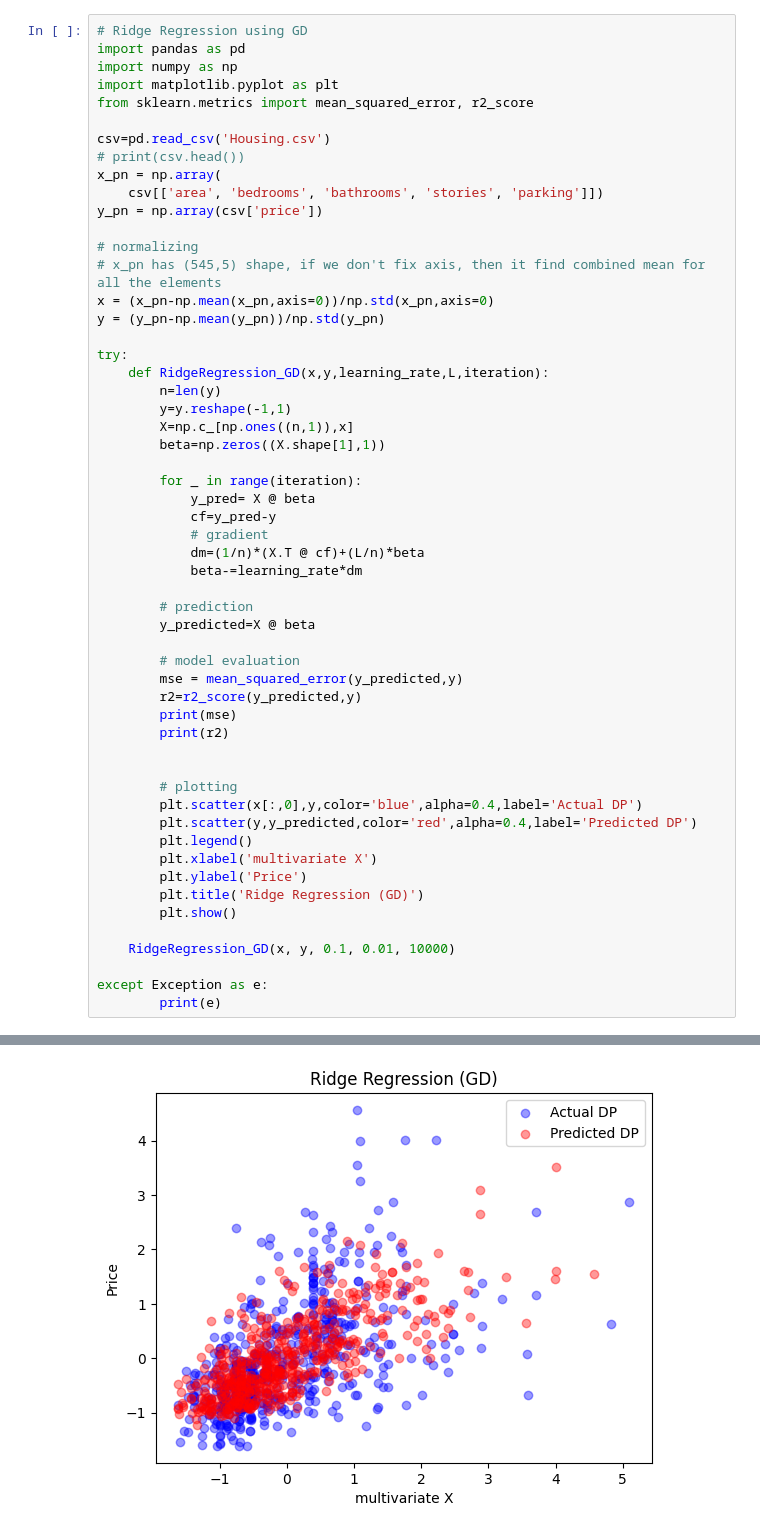
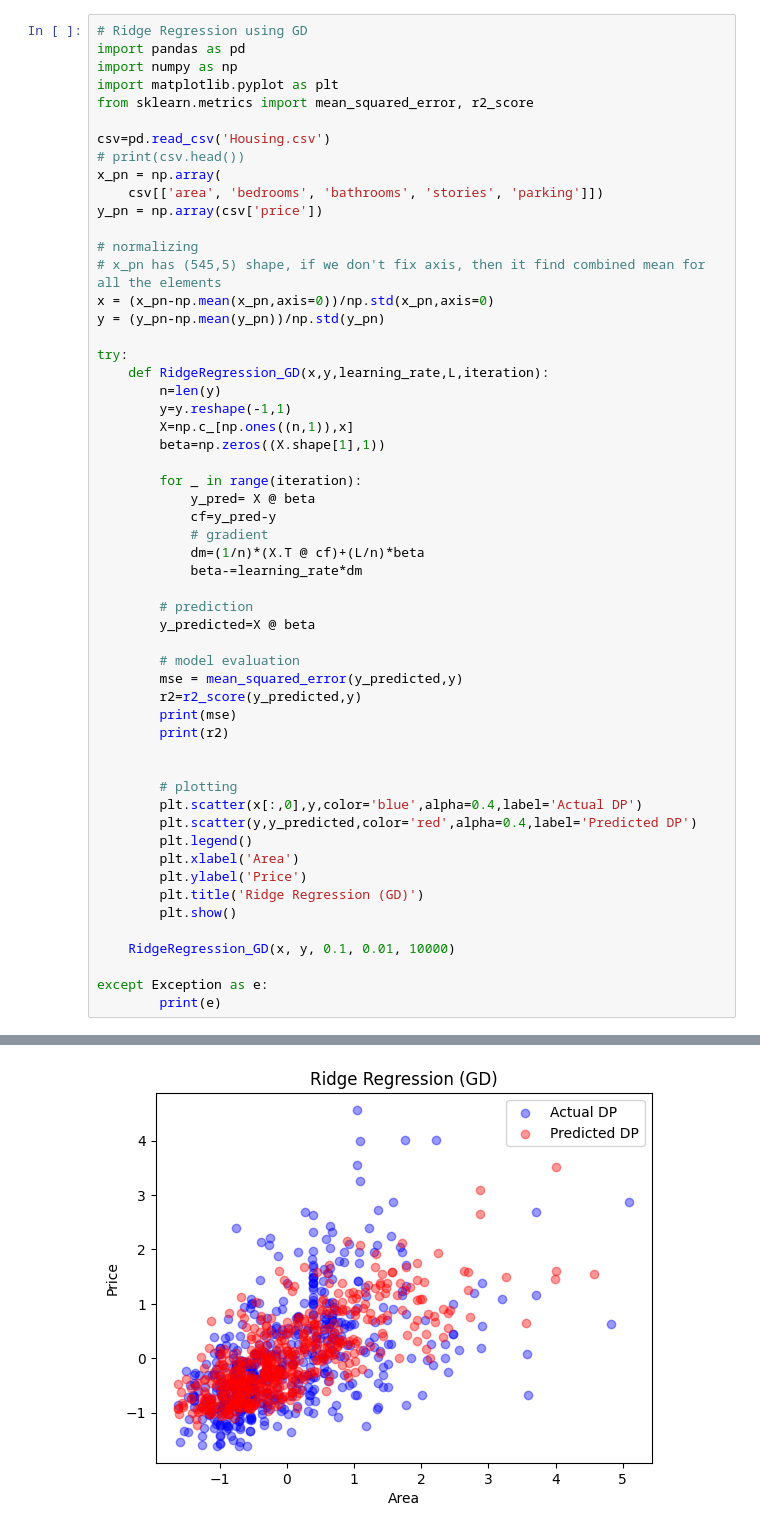
Before and after one commit to abhinandan2540/MLT-labwork, a Jupyter notebook: 02_sept_25/Q3_b.ipynb, the cells around one changed output, grey strips where cells are left out. Cells and saved outputs as stored; diff of their text form.

```diff
--- a/02_sept_25/Q3_b.ipynb
+++ b/02_sept_25/Q3_b.ipynb
@@ -28,32 +28,32 @@ try:
             cf=y_pred-y
             # gradient
             dm=(1/n)*(X.T @ cf)+(L/n)*beta
             beta-=learning_rate*dm
 
         # prediction
         y_predicted=X @ beta
 
         # model evaluation
         mse = mean_squared_error(y_predicted,y)
         r2=r2_score(y_predicted,y)
         print(mse)
         print(r2)
 
 
         # plotting
         plt.scatter(x[:,0],y,color='blue',alpha=0.4,label='Actual DP')
         plt.scatter(y,y_predicted,color='red',alpha=0.4,label='Predicted DP')
         plt.legend()
-        plt.xlabel('multivariate X')
+        plt.xlabel('Area')
         plt.ylabel('Price')
         plt.title('Ridge Regression (GD)')
         plt.show()
 
     RidgeRegression_GD(x, y, 0.1, 0.01, 10000)
 
 except Exception as e:
         print(e)
 # %% [output]
 0.43841745621520983
 0.21930054770926288
-[figure, old version]
+[figure, new version]
```
